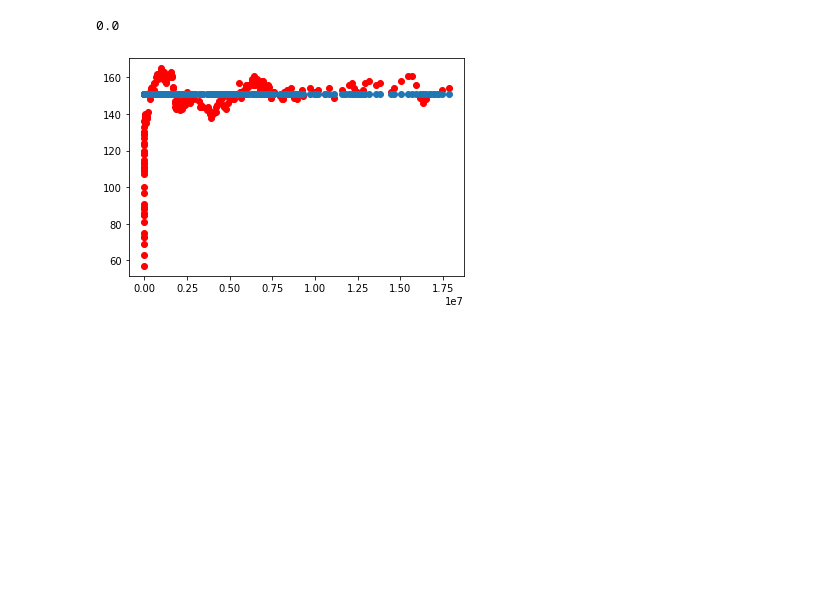
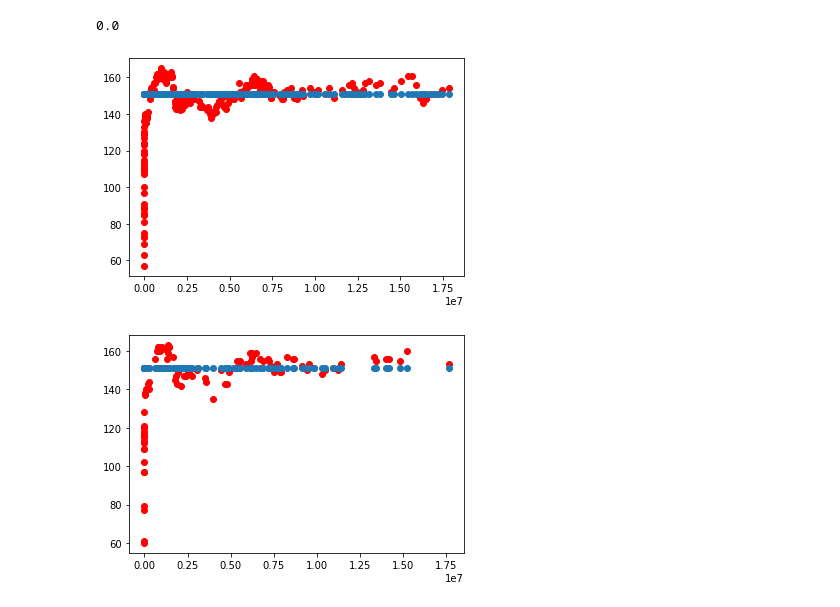
Before and after one commit to hansolo580/Capstone-Mock-COVID, a Jupyter notebook: data/newnotebook.ipynb, the cells around one changed output. Drawn from its saved outputs; the diff is of its cells as text; code cells hidden in the pictures; blank space fills up the shorter version.

Commit message:
Implemented plot displaying accuracy of test data vs predicted results

```diff
--- a/data/newnotebook.ipynb
+++ b/data/newnotebook.ipynb
@@ -362,7 +362,32 @@ def plot_model_vs_train():
     ax2 = plt.scatter(X_train, LogReg.predict(X_train))
     plt.show(ax1, ax2)
     return
+# %%
+def plot_model_vs_test():
+
+    # fig = plt.figure()
+    # ax1 = fig.add_subplot(111)
+    # ax1.plot(X_train, y_train)
+    # ax1.plot(X_train, LogReg.predict(X_train))
+    # ax1.set_ylabel('Placements')
+
+    # ax2 = ax1.twinx()
+    # ax2.plot(dfDataInDateRange.index, dfDataInDateRange['Cases'], 'r-')
+    # ax2.set_ylabel('Cases', color='r')
+    # for t1 in ax2.get_yticklabels():
+    #     t1.set_color('r')
+
+    # plt.scatter(X_train,y_train)
+    # plt.scatter(LogReg.predict(X_train))
+    # plt.scatter(dfDataInDateRange.index, dfDataInDateRange['Cases'])
+
+    ax1 = plt.scatter(X_test, y_test, color='r')
+    ax2 = plt.scatter(X_test, LogReg.predict(X_test))
+    plt.show(ax1, ax2)
+    return
 # %%
 plot_model_vs_train()
+plot_model_vs_test()
 # %% [output]
 [figure]
+[figure, added]
```
